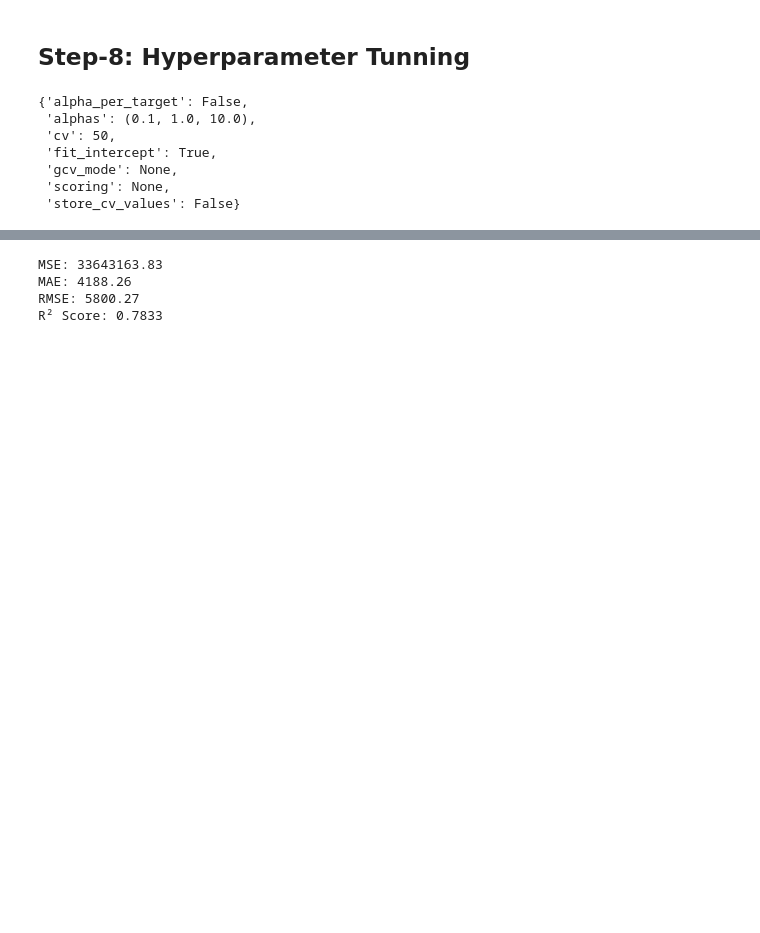
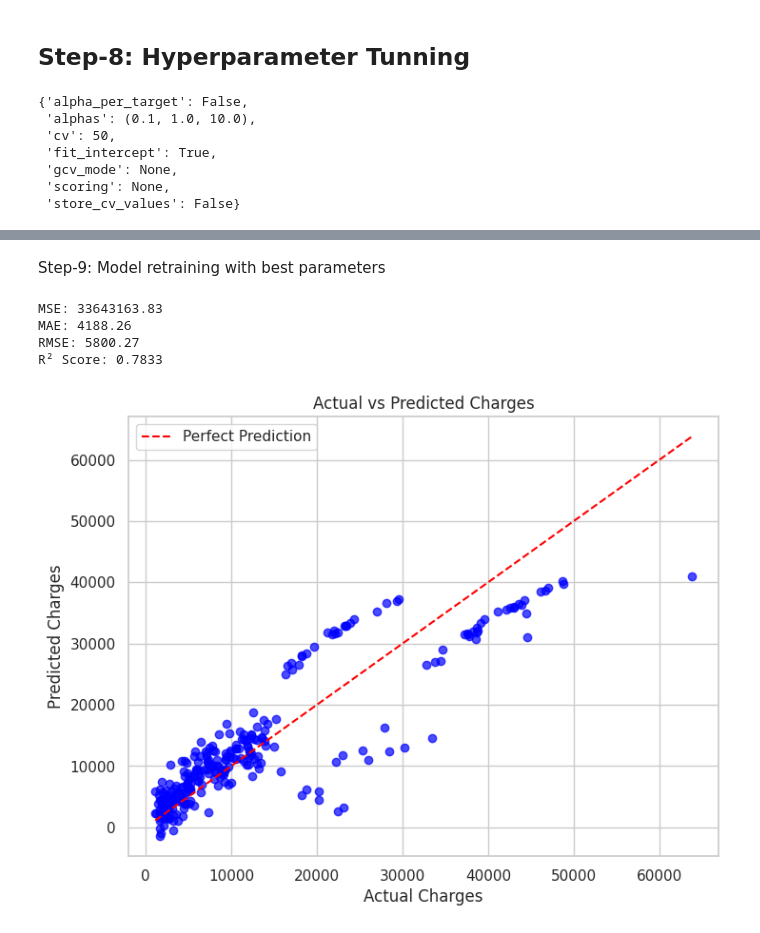
Before and after one commit to ameygawade/DataScience-Kaggle-Medical-cost-predictor, a Jupyter notebook: ridge-regression-medical-cost-prediction.ipynb, the cells around one changed output, grey strips where cells are left out. Saved outputs shown, nothing was run; the diff lists cells and outputs as text; code cells hidden in the pictures; blank space fills up the shorter version.

Commit message:
Kaggle Notebook | Ridge_Regression-Medical_cost_prediction | Version 6

```diff
--- a/ridge-regression-medical-cost-prediction.ipynb
+++ b/ridge-regression-medical-cost-prediction.ipynb
@@ -491,6 +491,8 @@ Best Score (MSE): 37829848.50143304
 2    -3.783011e+07    5.011986e+06                3
 3    -3.782998e+07    5.010897e+06                2
 4    -3.782985e+07    5.009809e+06                1
+# %% [markdown]
+Step-9: Model retraining with best parameters
 # %%
 from sklearn.linear_model import Ridge
 from sklearn.metrics import mean_squared_error, mean_absolute_error, r2_score
@@ -518,3 +520,17 @@ MSE: 33643163.83
 MAE: 4188.26
 RMSE: 5800.27
 R² Score: 0.7833
+# %%
+import matplotlib.pyplot as plt
+# Scatter plot of actual vs predicted values
+plt.figure(figsize=(8, 6))
+plt.scatter(y_test, y_pred, alpha=0.7, color='blue')
+plt.plot([min(y_test), max(y_test)], [min(y_test), max(y_test)], color='red', linestyle='--', label="Perfect Prediction")
+plt.title("Actual vs Predicted Charges")
+plt.xlabel("Actual Charges")
+plt.ylabel("Predicted Charges")
+plt.legend()
+plt.grid(True)
+plt.show()
+# %% [output]
+[figure, added]
```
Also changed, not shown: parts of 3 cells of this notebook.
